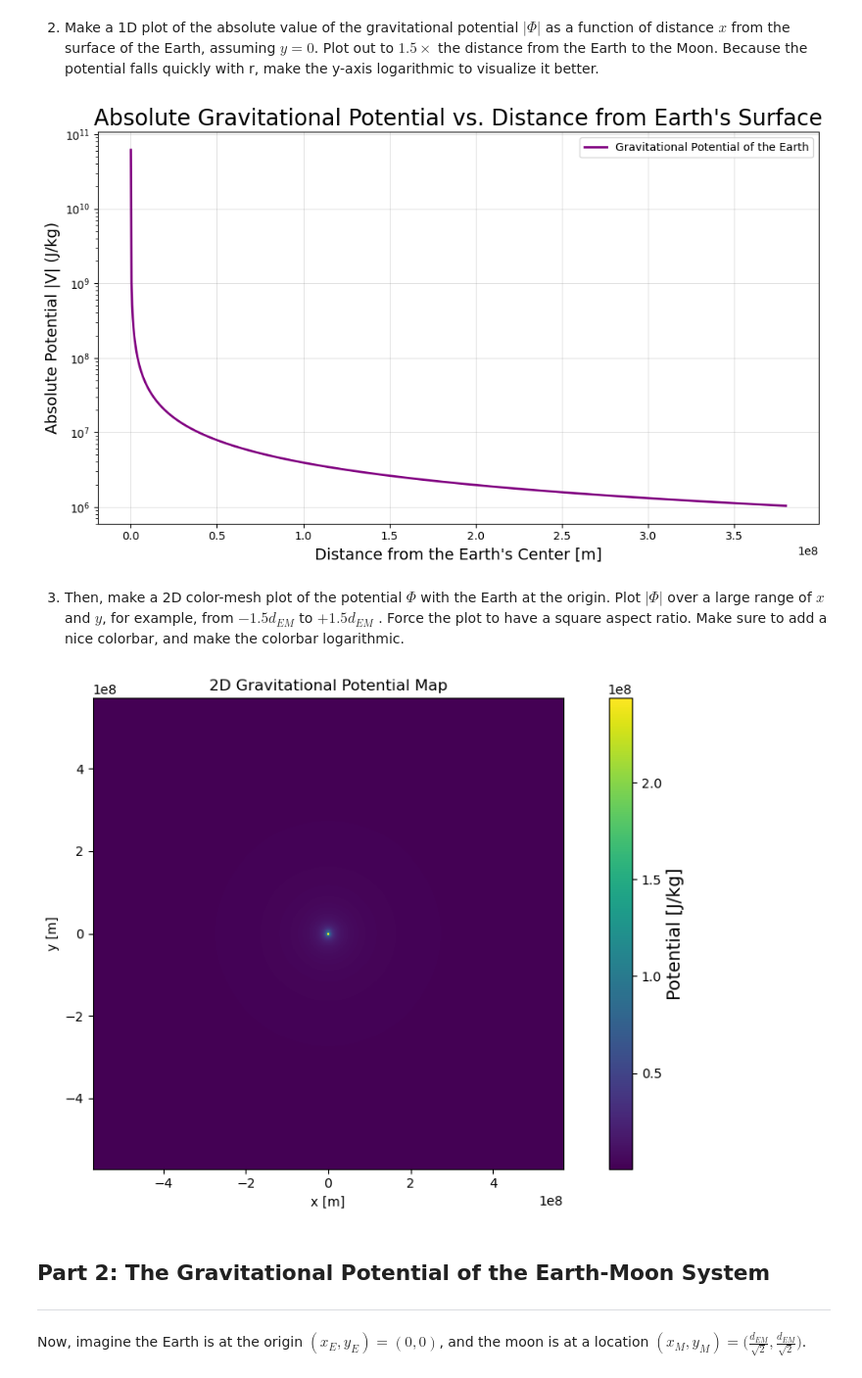
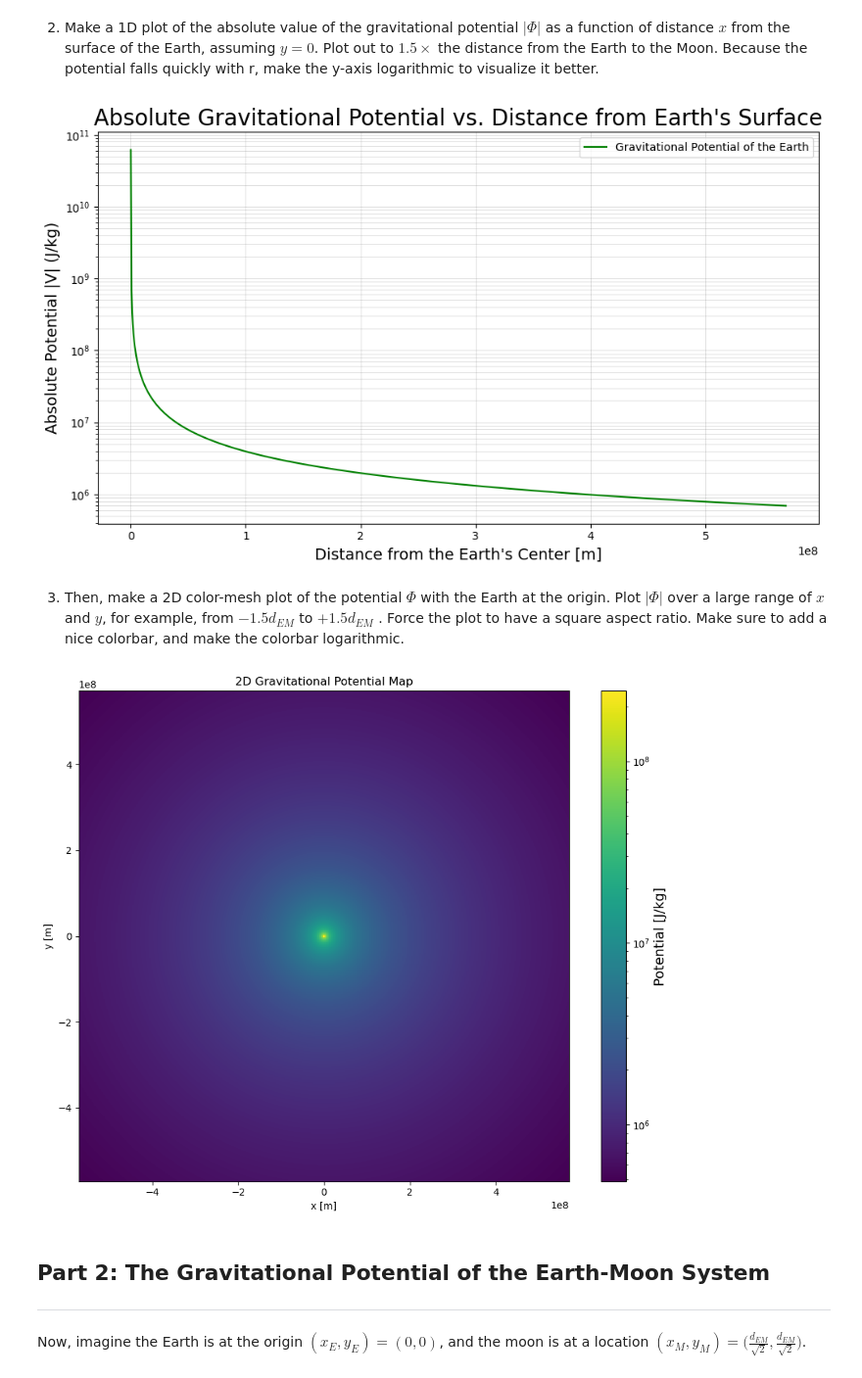
Before and after one commit to mkeen331/PHYS265-spring26, a Jupyter notebook: Lab1/lab1.ipynb, the cells around one changed output. Shown at 98% size. Drawn from its saved outputs; the diff is of its cells as text; code cells hidden in the pictures.

```diff
--- a/Lab1/lab1.ipynb
+++ b/Lab1/lab1.ipynb
@@ -100,17 +94,18 @@ import matplotlib.pyplot as plt
 
 #def r values
 R_start = R_E
-R_end = d_EM + R_M
+R_end = 1.5 * d_EM
 
-R_values = np.linspace(R_start, R_end, 1000) #remember, the last number indicates how many "points" there are. The more points, the smoother the line
+R_values = np.linspace(R_start, R_end, 1000)
+#remember, the last number indicates how many "points" there are. The more points, the smoother the line
 
-#Def v_abs function
-V_abs = abs(-G * M_E)/R_values
+#Def v_abs function |V| = G * m/r
+V_abs = np.abs((-G * M_E)/R_values)
 
 #Begin plotting!
 fig, ax = plt.subplots(figsize=(10,6))
 
-ax.plot(R_values, V_abs, color='purple', linewidth=2, label='Gravitational Potential of the Earth')
+ax.plot(R_values, V_abs, color='green', linewidth=1.5, label='Gravitational Potential of the Earth')
 ax.set_yscale('log')
 
 #Title and Label
@@ -118,13 +113,13 @@ ax.set_title("Absolute Gravitational Potential vs. Distance from Earth's Surface
 ax.set_xlabel("Distance from the Earth's Center [m]", fontsize=14)
 ax.set_ylabel("Absolute Potential |V| (J/kg)", fontsize = 14)
 
-plt.legend()
+ax.legend()
 
 #Adjust layout
-plt.grid(linewidth=0.5, color='gray', alpha=0.35) #alpha adjusts opacity
+ax.grid(True, which="both", linewidth=0.5, color='gray', alpha=0.35) #alpha adjusts opacity, true/both adjusts the axis scales to both be log
 plt.tight_layout()
 # %% [output]
-[figure, old version]
+[figure, new version]
 # %% [markdown]
 3. Then, make a 2D color-mesh plot of the potential $\Phi$ with the Earth at the origin. Plot $|\Phi|$
 over a large range of $x$ and $y$, for example, from $-1.5d_{EM}$ to $+1.5d_{EM}$ . Force the plot to have
@@ -132,40 +127,42 @@ a square aspect ratio. Make sure to add a nice colorbar, and make the colorbar l
 # %%
 import numpy as np
 import matplotlib.pyplot as plt
+from matplotlib.colors import LogNorm
 
 #1D data
 R_values_1D = np.linspace(R_start, R_end, 1000)
-V_abs_1d = abs(-G * M_E)/R_values
+V_abs_1d = np.abs(-G * M_E)/R_values
 
 #2D limits/axis data
 lim = 1.5*d_EM
 x = np.linspace(-lim, lim, 500)
 y = np.linspace(-lim, lim, 500)
 X, Y = np.meshgrid (x, y)
 
 #2D data
 R_2D = np.sqrt(X**2 + Y**2) #distance formula
-R_2D[R_2D < R_E] = R_E #to prevent clipping
+R_2D = np.clip(R_2D, R_E, None) #to prevent clipping
 V_abs_2D = abs(G*M_E)/R_2D
 
 #2D plotting
-fig, ax = plt.subplots(figsize=(10,6))
-mesh = ax.pcolormesh(X, Y, V_abs_2D, cmap='viridis', shading='auto')
+fig, ax = plt.subplots(figsize=(10,8))
+
+mesh = ax.pcolormesh(X, Y, V_abs_2D, cmap='viridis', shading='auto', norm = LogNorm())
 ax.set_aspect("equal")
 
 #title and label everything
 ax.set_title("2D Gravitational Potential Map")
 ax.set_xlabel("x [m]")
 ax.set_ylabel("y [m]")
 
 #create the color bar
-cbar = fig.colorbar(mesh)
+cbar = fig.colorbar(mesh, ax=ax)
 cbar.set_label("Potential [J/kg]",fontsize=14)
 
 plt.tight_layout()
 plt.show()
 # %% [output]
-[figure, old version]
+[figure, new version]
 # %% [markdown]
 ## Part 2: The Gravitational Potential of the Earth-Moon System
 -----
```
Also changed, not shown: parts of 7 cells of this notebook.
